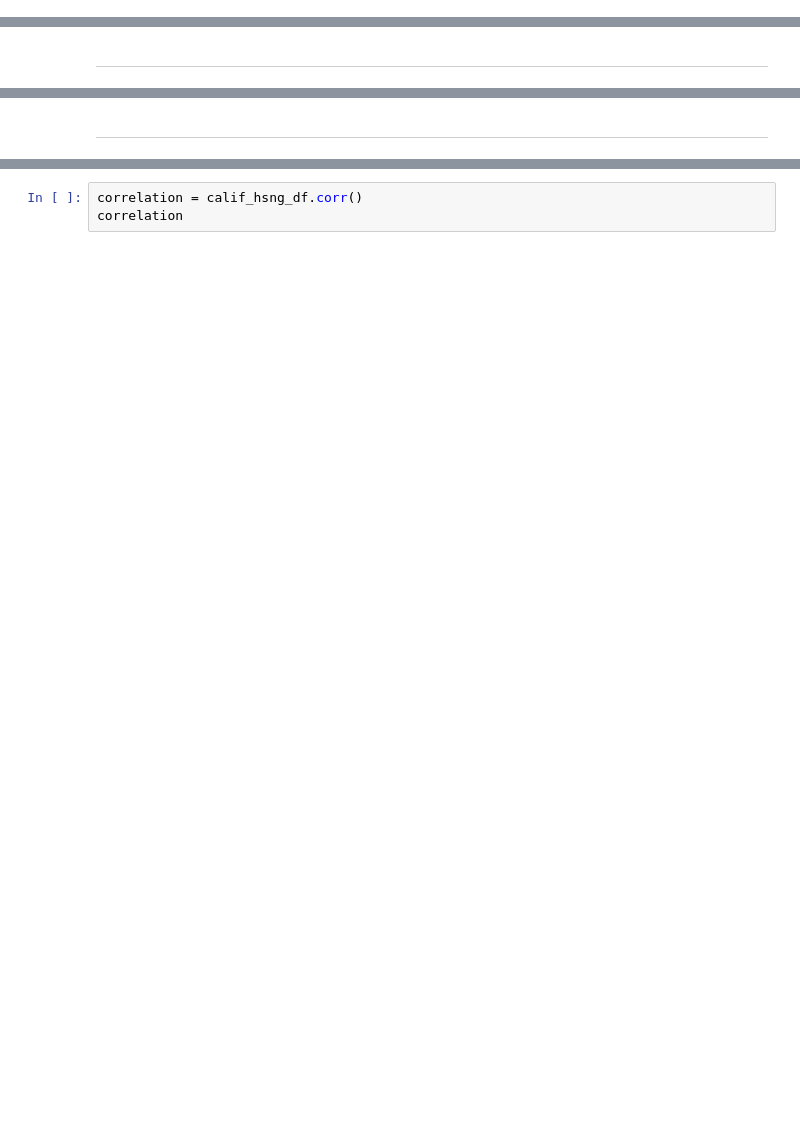
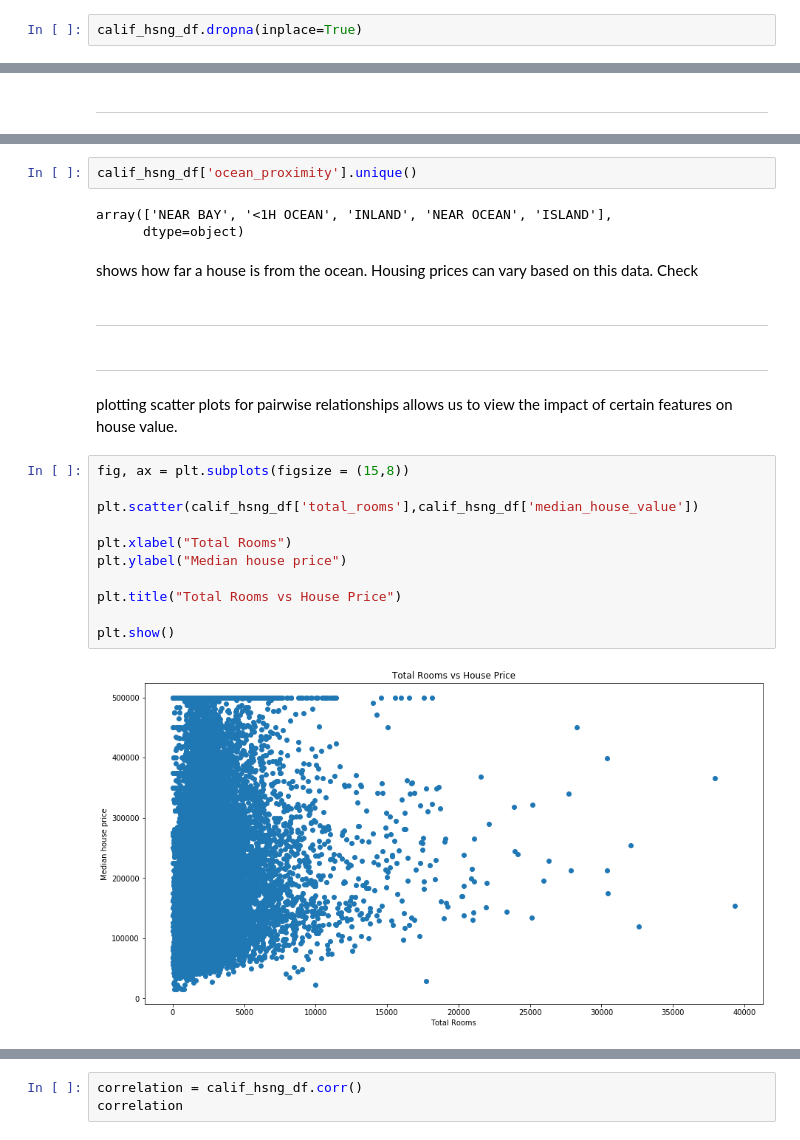
Before and after one commit to anandhu-bhaskar/MYLEARNING-2, a Jupyter notebook: MACHINE_LEARNING/SCIKIT-LEARN/COURSE - 01/notebooks/02-HousingCalifornia.ipynb, the cells around one changed output, grey strips where cells are left out. Cells and saved outputs as stored; diff of their text form; blank space fills up the shorter version.

Commit message:
california-Scikit

```diff
--- a/MACHINE_LEARNING/SCIKIT-LEARN/COURSE - 01/notebooks/02-HousingCalifornia.ipynb
+++ b/MACHINE_LEARNING/SCIKIT-LEARN/COURSE - 01/notebooks/02-HousingCalifornia.ipynb
@@ -88,3 +88,5 @@ median_income           0
 median_house_value      0
 ocean_proximity         0
 dtype: int64
+# %%
+calif_hsng_df.dropna(inplace=True)
@@ -99,2 +135,26 @@ To view the correlation on the features we can use corr() method
+# %%
+calif_hsng_df['ocean_proximity'].unique()
+# %% [output]
+array(['NEAR BAY', '<1H OCEAN', 'INLAND', 'NEAR OCEAN', 'ISLAND'],
+      dtype=object)
+# %% [markdown]
+shows how far a house is from the ocean. Housing prices can vary based on this data. Check
 # %% [markdown]
 ****
+# %% [markdown]
+****
+# %% [markdown]
+plotting scatter plots for pairwise relationships allows us to view the impact of certain features on house value.
+# %%
+fig, ax = plt.subplots(figsize = (15,8))
+
+plt.scatter(calif_hsng_df['total_rooms'],calif_hsng_df['median_house_value'])
+
+plt.xlabel("Total Rooms")
+plt.ylabel("Median house price")
+
+plt.title("Total Rooms vs House Price")
+
+plt.show()
+# %% [output]
+[figure, added]
```
Also changed, not shown: parts of 91 cells of this notebook.
